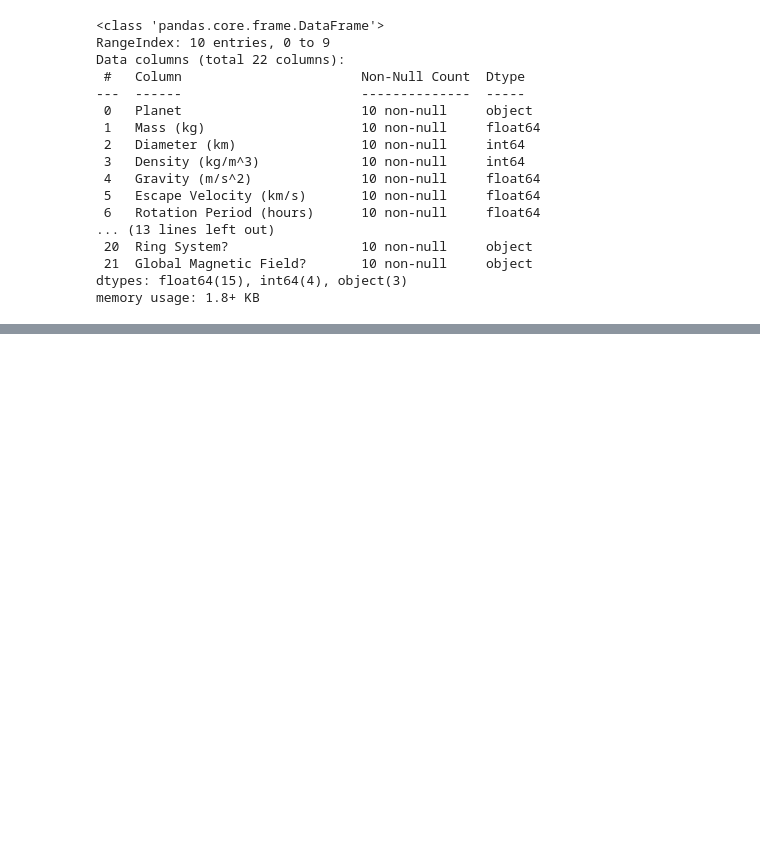
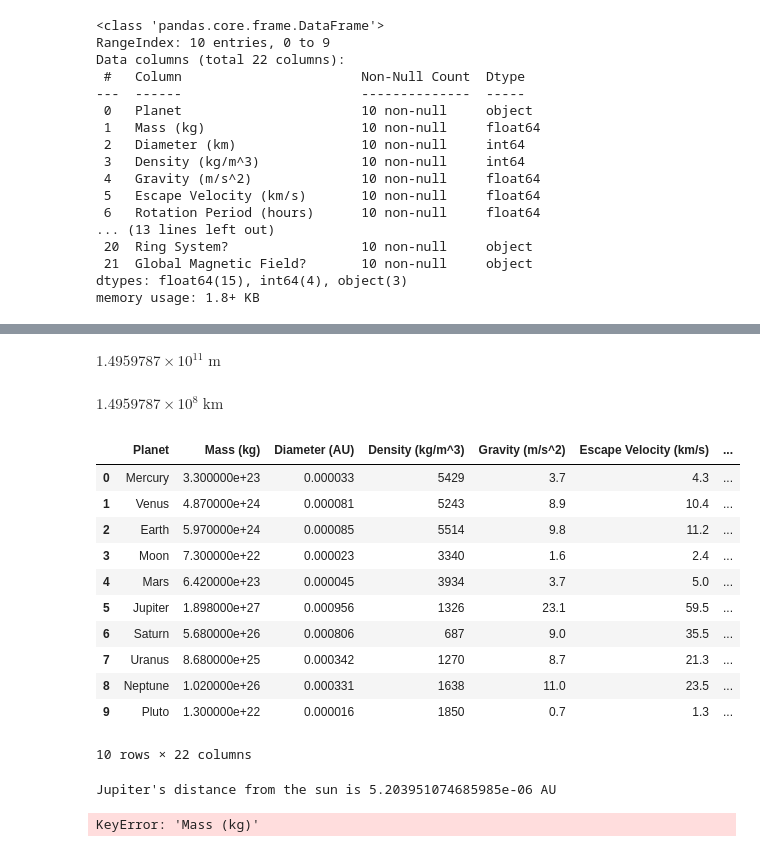
Before and after one commit to annikahattankutter-maker/annika, a Jupyter notebook: homework10/homework10.ipynb, the cells around one changed output, grey strips where cells are left out. Drawn from its saved outputs; the diff is of its cells as text; code cells hidden in the pictures; blank space fills up the shorter version.

```diff
--- a/homework10/homework10.ipynb
+++ b/homework10/homework10.ipynb
@@ -205,4 +192,8 @@ memory usage: 1.8+ KB
 # %%
 # df['Semi-Major Axis (10^6 km)']
 # %%
-df['Orbital Period (days)'] = df['Orbital Period (days)']
+quantity = df['Orbital Period (days)'].values * u.day
+new = quantity.to(u.yr).value
+df['Orbital Period (days)'] = new
+# %%
+df.rename(columns = {'Orbital Period (days)': 'Orbital Period (years)'}, inplace=True)
@@ -208,0 +240,57 @@ df['Orbital Period (days)'] = df['Orbital Period (days)']
+# %%
+const.au
+# %% [output]
+$1.4959787 \times 10^{11} \; \mathrm{m}$
+# %%
+AU = const.au
+AU = AU.to(u.km)
+AU
+# %% [output]
+$1.4959787 \times 10^{8} \; \mathrm{km}$
+# %%
+dist_col = ['Diameter (km)',
+            'Distance from Sun (10^6 km)',
+            'Perihelion (10^6 km)',
+            'Aphelion (10^6 km)',
+            'Semi-Major Axis (10^6 km)']
+dist = df[dist_col].values * u.km
+dist_au = dist.to(u.au).value
+df[dist_col] = dist_au
+# %%
+df.rename(columns={
+    'Diameter (km)': 'Diameter (AU)',
+    'Distance from Sun (10^6 km)': 'Distance from Sun (10^6 AU)',
+    'Aphelion (10^6 km)': 'Aphelion (10^6 AU)',
+    'Semi-Major Axis (10^6 km)': 'Semi-Major Axis (10^6 AU)'
+}, inplace=True)
+# %%
+df
+# %% [output]
+|  | Planet | Mass (kg) | Diameter (AU) | Density (kg/m^3) | Gravity (m/s^2) | Escape Velocity (km/s) | ... |
+| 0 | Mercury | 3.300000e+23 | 0.000033 | 5429 | 3.7 | 4.3 | ... |
+| 1 | Venus | 4.870000e+24 | 0.000081 | 5243 | 8.9 | 10.4 | ... |
+| 2 | Earth | 5.970000e+24 | 0.000085 | 5514 | 9.8 | 11.2 | ... |
+| 3 | Moon | 7.300000e+22 | 0.000023 | 3340 | 1.6 | 2.4 | ... |
+| 4 | Mars | 6.420000e+23 | 0.000045 | 3934 | 3.7 | 5.0 | ... |
+| 5 | Jupiter | 1.898000e+27 | 0.000956 | 1326 | 23.1 | 59.5 | ... |
+| 6 | Saturn | 5.680000e+26 | 0.000806 | 687 | 9.0 | 35.5 | ... |
+| 7 | Uranus | 8.680000e+25 | 0.000342 | 1270 | 8.7 | 21.3 | ... |
+| 8 | Neptune | 1.020000e+26 | 0.000331 | 1638 | 11.0 | 23.5 | ... |
+| 9 | Pluto | 1.300000e+22 | 0.000016 | 1850 | 0.7 | 1.3 | ... |
+10 rows × 22 columns
+# %%
+print(f"Jupiter's distance from the sun is {df.loc[5, 'Distance from Sun (10^6 AU)']} AU")
+# %% [output]
+Jupiter's distance from the sun is 5.203951074685985e-06 AU
+# %%
+surface_gravity = (df['Mass (kg)'] * u.G) / (df['Diameter (AU)']/2)**2
+y = df['Mass (kg)']
+
+
+plt.figure()
+plt.scatter(surface_gravity, y)
+plt.yscale('log')
+plt.xscale('log')
+plt.show()
+# %% [output]
+KeyError: 'Mass (kg)'
```
Also changed, not shown: parts of 6 cells of this notebook, 1 other file.
